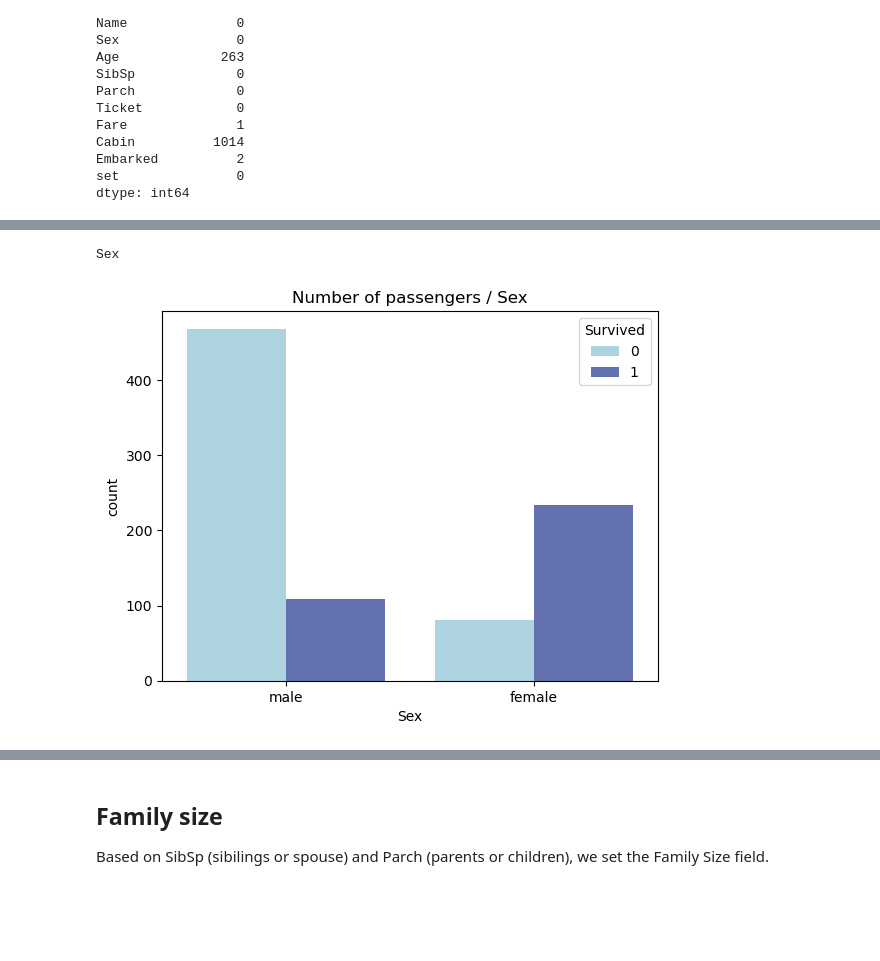
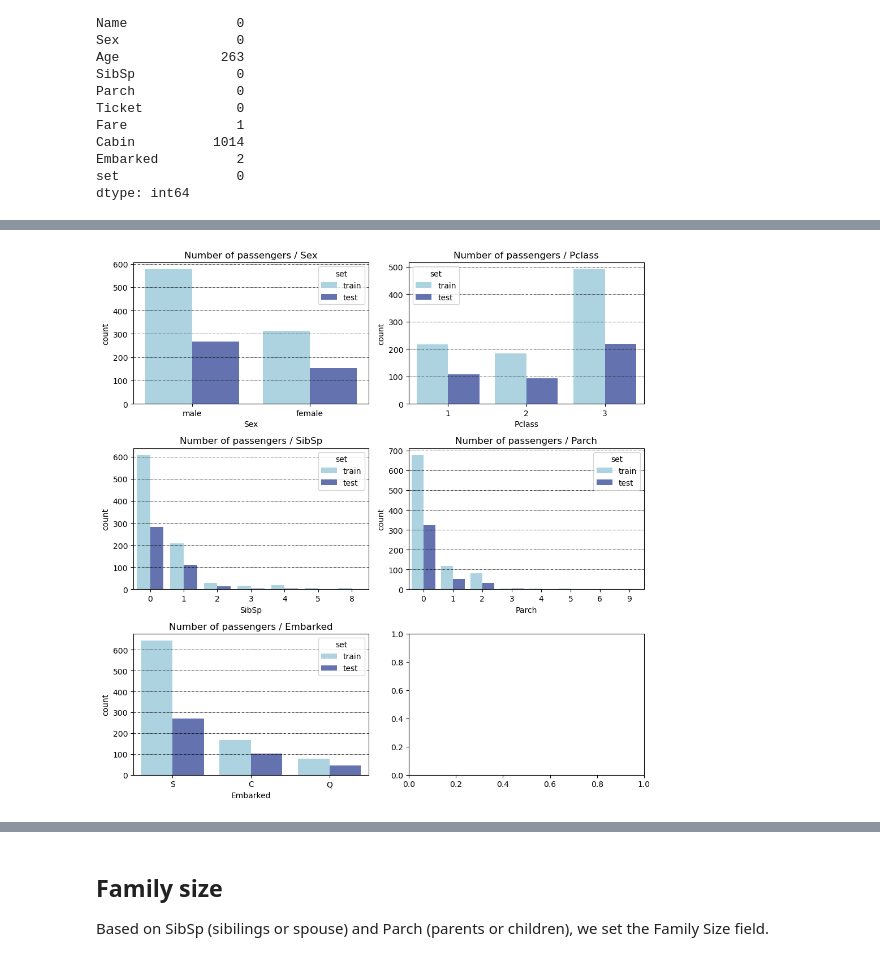
Before and after one commit to cameds58/titanic_problem_set, a Jupyter notebook: Titanic Data Journey.ipynb, the cells around one changed output, grey strips where cells are left out. Drawn from its saved outputs; the diff is of its cells as text; code cells hidden in the pictures; blank space fills up the shorter version.

```diff
--- a/Titanic Data Journey.ipynb
+++ b/Titanic Data Journey.ipynb
@@ -24,15 +28,14 @@ from sklearn import metrics
 from sklearn.metrics import roc_auc_score
 from sklearn.ensemble import RandomForestClassifier
 # %%
-# TODO: Add all hard coded parameters like file paths or model parameters here
-TRAIN_PATH = "titanic_problem_set/data/train.csv"
+
+TRAIN_PATH = "data/train.csv"
+TEST_PATH = "data/test.csv"
 # %% [markdown]
 ## Read the data
 # %%
-train_df = pd.read_csv(TRAIN_PATH)
-
-# TODO: Put the path at the top of the script and replace with variable
-test_df = pd.read_csv("titanic_problem_set/data/test.csv")
+train_df = load_data(TRAIN_PATH)
+test_df = load_data(TEST_PATH)
 # %% [markdown]
 # Preliminary data inspection
 # %% [markdown]
@@ -276,2 +184,3 @@ def concat_train_test(train_df, test_df):
 # %%
-all_df = concat_train_test(train_df, test_df)
+all_df = analysis.concat_train_test(train_df, test_df)
+all_df.head()
@@ -313,7 +233,7 @@ Sex
 # %%
-# Plot distribution pairs for "Sex" and hue as "Survived"
-# Use hue to differentiate between "Survived" categories
-plt_util.plot_count(train_df, features, "Survived", title)
+# Plot count pairs using all_df for the columns: Sex, Pclasss, SibSp, Parch, Embarked
+features = ["Sex", "Pclass", "SibSp", "Parch", "Embarked"]
+hue = "set"
+plt_util.plot_count(all_df, features, hue, title)
 # %% [output]
-Sex
-[figure, old version]
+[figure, new version]
```
Also changed, not shown: parts of 59 cells of this notebook, 3 other files.
